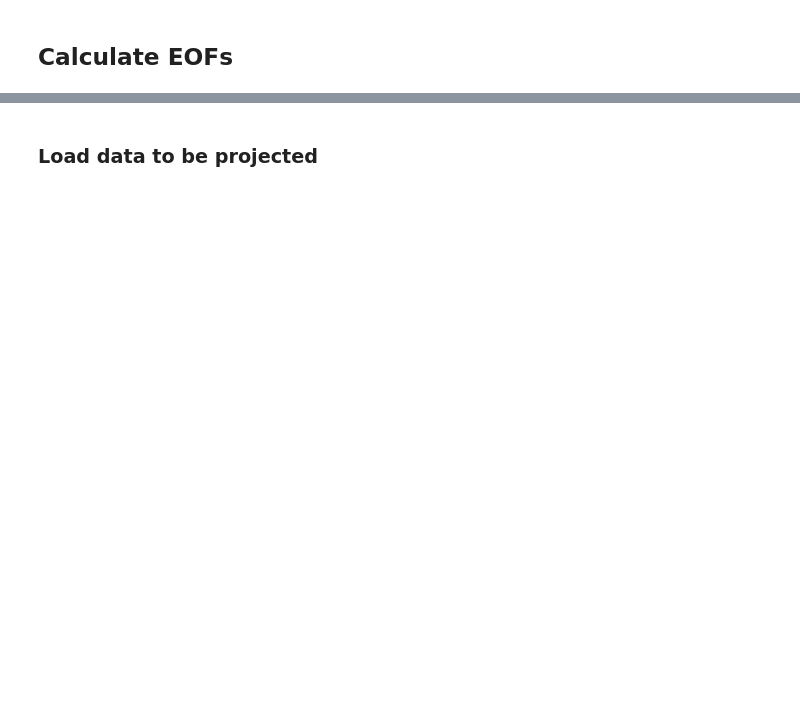
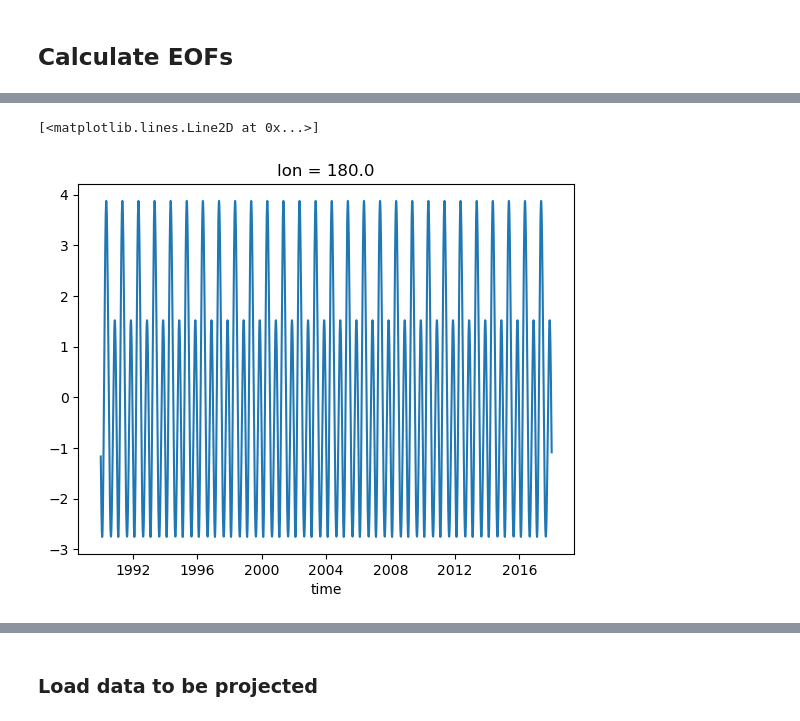
Before and after one commit to spencer-ressel/thesis-work, a Jupyter notebook: python/graphcast/data_processing.ipynb, the cells around one changed output, grey strips where cells are left out. Cells and saved outputs as stored; diff of their text form; code cells hidden in the pictures; blank space fills up the shorter version.

```diff
--- a/python/graphcast/data_processing.ipynb
+++ b/python/graphcast/data_processing.ipynb
@@ -1609,13 +1743,13 @@ prediction_timesteps = 40
 run_notes = ""
 logger.info(f"Initial Date: {prediction_initial_date}, {prediction_timesteps//config.TIMESTEPS_PER_DAY} day prediction, {run_notes}")
 
-logger.info("Loading default predicted data...")
-default_prediction_filepath = f"{config.GRAPHCAST_DATA_DIRECTORY}/default_model_forecasts/{prediction_initial_date}/{prediction_initial_date}_{prediction_timesteps}{run_notes}.zarr"
-init_date = default_prediction_filepath.split("/")[-1].split("_")[0]
+logger.info("Loading control predicted data...")
+control_prediction_filepath = f"{config.GRAPHCAST_DATA_DIRECTORY}/control_model_forecasts/{prediction_initial_date}/{prediction_initial_date}_{prediction_timesteps}{run_notes}.zarr"
+init_date = control_prediction_filepath.split("/")[-1].split("_")[0]
 
-default_predicted_data = xr.open_zarr(default_prediction_filepath).load().sel(batch=0, drop=True).drop_vars(['number', 'expver'])
-datetimes = convert_ns_to_datetime(default_predicted_data.time, init_date)
-default_predicted_data = default_predicted_data.assign_coords({'datetime':datetimes.datetime}).swap_dims({'time':'datetime'})
+control_predicted_data = xr.open_zarr(control_prediction_filepath).load().sel(batch=0, drop=True).drop_vars(['number', 'expver'])
+datetimes = convert_ns_to_datetime(control_predicted_data.time, init_date)
+control_predicted_data = control_predicted_data.assign_coords({'datetime':datetimes.datetime}).swap_dims({'time':'datetime'})
 
 logger.info("Loading global perfect predicted data...")
 perfect_prediction_filepath_global = f"{config.GRAPHCAST_DATA_DIRECTORY}/perfect_model_forecasts/{prediction_initial_date}/{prediction_initial_date}_{prediction_timesteps}_global.zarr"
@@ -1631,7 +1765,7 @@ perfect_predicted_data_subset = perfect_predicted_data_subset.assign_coords({'da
 
 logger.info("Loading initial condition data...")
 
-initial_conditions_filepath = str(default_predicted_data['initial_conditions_path'].values)
+initial_conditions_filepath = str(control_predicted_data['initial_conditions_path'].values)
 input_data = xr.open_dataset(initial_conditions_filepath).drop_vars(['number', 'expver'])
 # input_data = xr.open_dataset(f"/glade/u/home/sressel/spencer-scratch/graphcast_input_data/{year_directory}/era5_data.nc").drop_vars(['number', 'expver'])
 
@@ -1695,7 +1829,7 @@ cbar_axes = [
 ]
 data_crs = ccrs.PlateCarree()
 
-for index, data in enumerate([input_data, default_predicted_data, perfect_predicted_data_global, perfect_predicted_data_subset]):
+for index, data in enumerate([input_data, control_predicted_data, perfect_predicted_data_global, perfect_predicted_data_subset]):
     axes[index].set_extent([-155, -90, 32, 70], crs=data_crs)
     im = axes[index].pcolormesh(
         data['lon'],
@@ -1751,7 +1885,7 @@ for axis in axes:
 
 # Save figure
 output_filename = "vonich_hakim_2021_recreation_2m_temperature_anomalies"
-logger.info(f"Output directory: {config.OUTPUT_DIRECTORY}/era5_default_perfect_comparisons/")
+logger.info(f"Output directory: {config.OUTPUT_DIRECTORY}/era5_control_perfect_comparisons/")
 logger.info(f"Output filename: {output_filename}")
 if SAVE_FIG:
     logger.info(f"Saving...")
@@ -1843,6 +1977,7 @@ logger.info("Finished")
 ## Calculate EOFs
 # %%
 from auxiliary_functions.calculate_velocity_potential import calculate_velocity_potential_era5
+from auxiliary_functions.mjo_mean_state_diagnostics import fit_annual_cycle, apply_annual_cycle
 
 velocity_potential_climatology = calculate_velocity_potential_era5(
     xr.merge(
@@ -1851,14 +1986,14 @@ velocity_potential_climatology = calculate_velocity_potential_era5(
 )
 
 variables_climatology = {
-    'VP200': velocity_potential_climatology,
-    'U200': u_climatology.sel(level=200),
-    'U850': u_climatology.sel(level=850),
+    'VP200': velocity_potential_climatology.drop_vars('level'),
+    'U200': u_climatology.sel(level=200).drop_vars('level'),
+    'U850': u_climatology.sel(level=850).drop_vars('level'),
 }
 variables_std = {}
 variables_processed = {}
 regression_coefficients = {}
-climatological_mean_and_annual_cycle = {}
+climatological_mean = {}
 
 for variable, data in variables_climatology.items():
     logger.info(variable)
@@ -1867,7 +2002,10 @@ for variable, data in variables_climatology.items():
 
     data_anomalies = meridionally_averaged_data.stats.standardize(dim='time', unit_variance=False)
 
+    climatological_mean[variable] = meridionally_averaged_data.mean(dim='time')
+    climatological_mean[variable] = f"{variable} Time Mean"
     regression_coefficients[variable], t0 = fit_annual_cycle(data_anomalies, 4)
+    regression_coefficients[variable].name = f"{variable} Regression Coefficients"
     data_deannualized, annual_cycle = apply_annual_cycle(
         data_anomalies,
         regression_coefficients[variable],
@@ -1878,8 +2016,8 @@ for variable, data in variables_climatology.items():
     data_without_running_mean = data_deannualized - data_deannualized.rolling(time=120, center=False).mean().isel(time=slice(120, None))
 
     variables_std[variable] = np.sqrt(data_without_running_mean.var(dim='time').mean(dim='lon'))
+    variables_std[variable].name = f"{variable} Zonal Mean Variance"
     data_standardized = data_without_running_mean / variables_std[variable]
 
-    climatological_mean_and_annual_cycle[variable] = annual_cycle + meridionally_averaged_data.mean(dim='time')
     variables_processed[variable] = data_standardized
 # %% [output]
@@ -1888,0 +2031,7 @@ for variable, data in variables_climatology.items():
+# %%
+test_regression_coeffs = xr.open_dataset("/glade/u/home/sressel/spencer-scratch/graphcast_input_data/annual_cycle_regression_coefficients_1990_2009.nc")
+
+reconstruct_annual_cycle(data_anomalies.time, test_regression_coeffs['U200 Regression Coefficients'], np.datetime64("1990-01-01")).sel(lon=180).plot()
+# %% [output]
+[<matplotlib.lines.Line2D at 0x...>]
+[figure, added]
```
Also changed, not shown: parts of 34 cells of this notebook, 3 other files.
